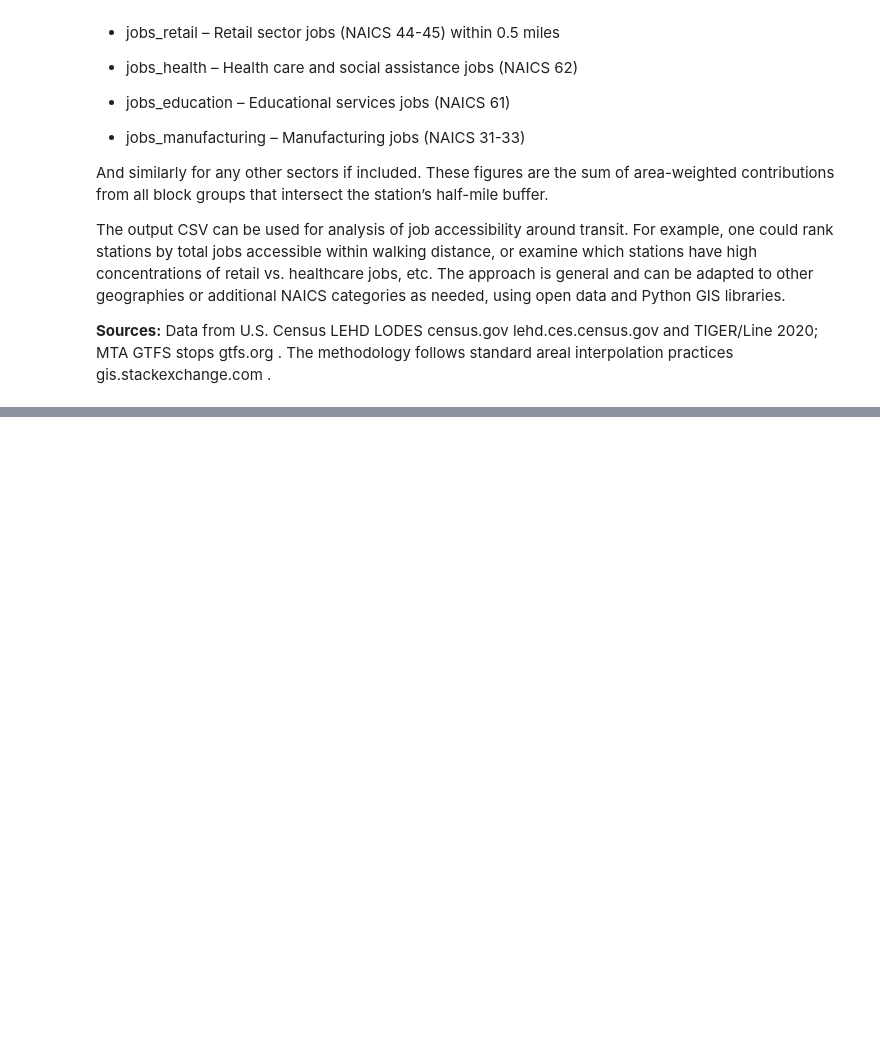
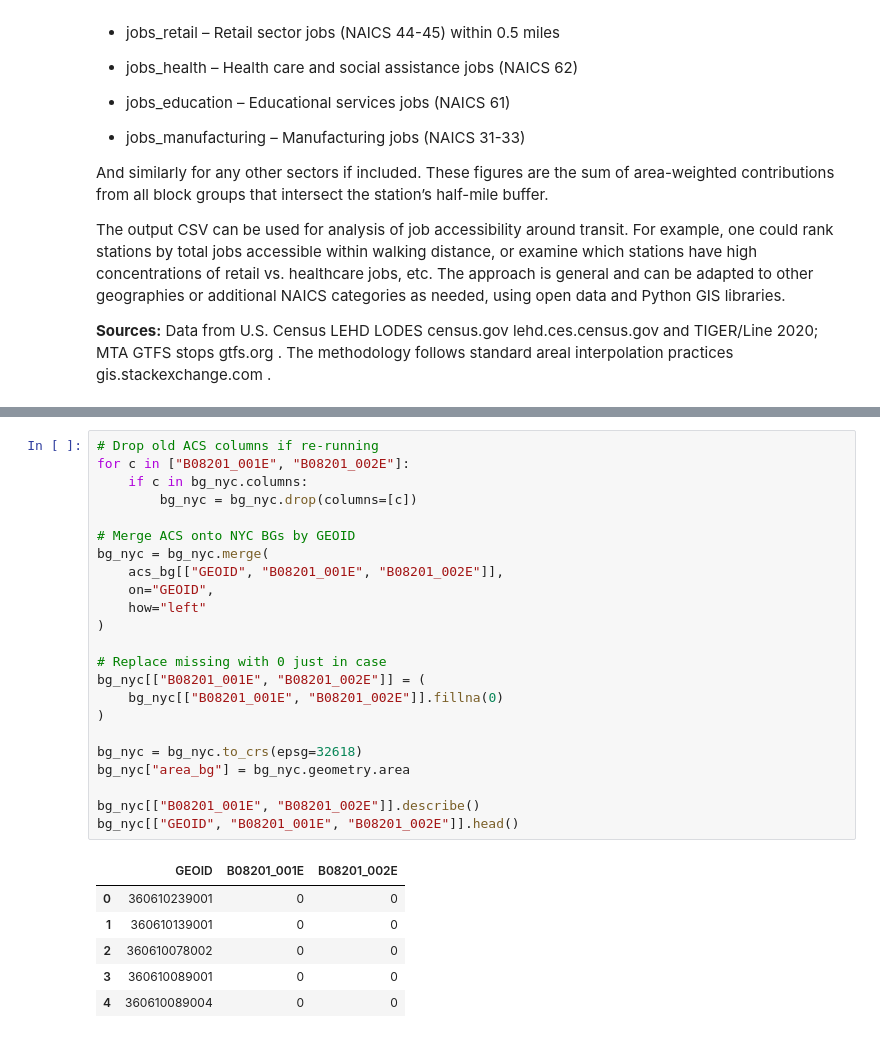
Before and after one commit to hawa1983/Capstone, a Jupyter notebook: ibx_capstone.ipynb, the cells around one changed output, grey strips where cells are left out. Saved outputs shown, nothing was run; the diff lists cells and outputs as text; blank space fills up the shorter version.

```diff
--- a/ibx_capstone.ipynb
+++ b/ibx_capstone.ipynb
@@ -621,0 +687,30 @@ gis.stackexchange.com
+# %%
+# Drop old ACS columns if re-running
+for c in ["B08201_001E", "B08201_002E"]:
+    if c in bg_nyc.columns:
+        bg_nyc = bg_nyc.drop(columns=[c])
+
+# Merge ACS onto NYC BGs by GEOID
+bg_nyc = bg_nyc.merge(
+    acs_bg[["GEOID", "B08201_001E", "B08201_002E"]],
+    on="GEOID",
+    how="left"
+)
+
+# Replace missing with 0 just in case
+bg_nyc[["B08201_001E", "B08201_002E"]] = (
+    bg_nyc[["B08201_001E", "B08201_002E"]].fillna(0)
+)
+
+bg_nyc = bg_nyc.to_crs(epsg=32618)
+bg_nyc["area_bg"] = bg_nyc.geometry.area
+
+bg_nyc[["B08201_001E", "B08201_002E"]].describe()
+bg_nyc[["GEOID", "B08201_001E", "B08201_002E"]].head()
+# %% [output]
+|  | GEOID | B08201_001E | B08201_002E |
+| 0 | 360610239001 | 0 | 0 |
+| 1 | 360610139001 | 0 | 0 |
+| 2 | 360610078002 | 0 | 0 |
+| 3 | 360610089001 | 0 | 0 |
+| 4 | 360610089004 | 0 | 0 |
```
Also changed, not shown: parts of 14 cells of this notebook.
